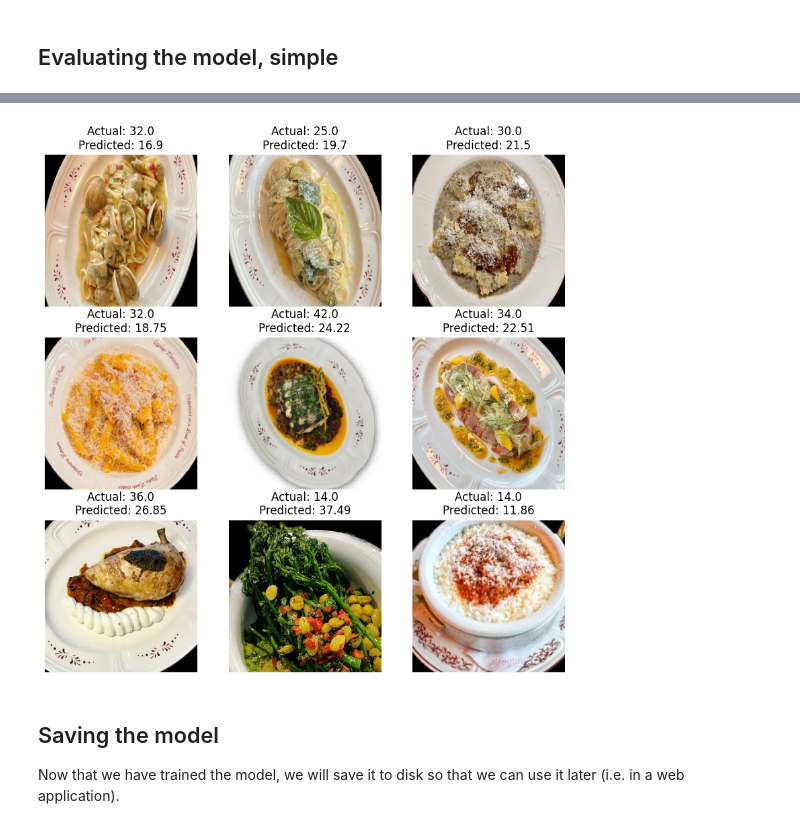
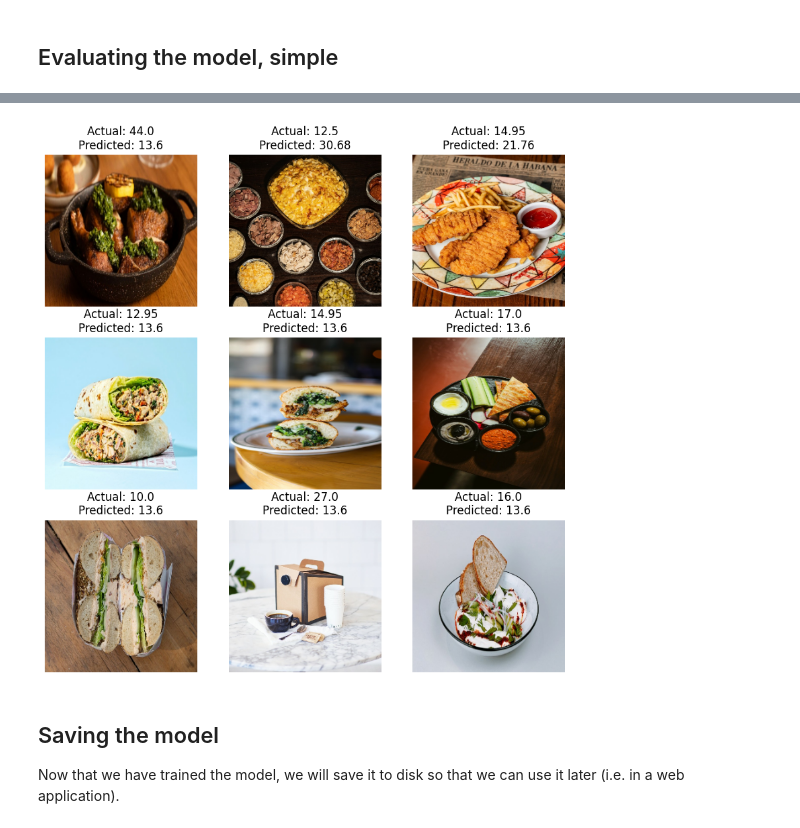
Before and after one commit to GW-Neural-Networks-Eatable/Neural-Networks-Final-Project, a Jupyter notebook: model_reg.ipynb, the cells around one changed output, grey strips where cells are left out. Drawn from its saved outputs; the diff is of its cells as text; code cells hidden in the pictures.

```diff
--- a/model_reg.ipynb
+++ b/model_reg.ipynb
@@ -63,3 +61,7 @@ items
 | 1718 | Images!/3690.jpg | 14.50 |
 | 1719 | Images!/3691.png | 13.95 |
 1719 rows × 2 columns
+# %%
+# Shuffle the data
+items = items.sample(frac=1)
+items
@@ -155,12 +171,12 @@ def price_model(hp):
     x = keras.layers.Dropout(0.2)(x)
 
     hp_dense_1 = hp.Int('dense_1', min_value=60, max_value=256, step=20)
-    hp_dropout_1 = hp.Float('dropout_1', min_value=0.1, max_value=0.3, step=0.1)
+    hp_dropout_1 = hp.Float('dropout_1', min_value=0.1, max_value=0.3, step=0.05)
     x = keras.layers.Dense(hp_dense_1, activation='relu')(x)
     x = keras.layers.Dropout(hp_dropout_1)(x)
 
     hp_dense_2 = hp.Int('dense_2', min_value=60, max_value=256, step=20)
-    hp_dropout_2 = hp.Float('dropout_2', min_value=0.1, max_value=0.3, step=0.1)
+    hp_dropout_2 = hp.Float('dropout_2', min_value=0.1, max_value=0.3, step=0.05)
     x = keras.layers.Dense(hp_dense_2, activation='relu')(x)
     x = keras.layers.Dropout(hp_dropout_2)(x)
 
@@ -230,6 +259,6 @@ Model: "functional_3"
 ### Training the model
 Now that we have the best hyperparameters we can train the model
 # %%
-epochs = 5
+epochs = best_hps.values['tuner/epochs']
 model.fit(train_ds, epochs=epochs, validation_data=validation_ds)
 # %% [output]
@@ -249,6 +291,6 @@ Epoch 5/5
 # %%
 plt.figure(figsize=(10, 10))
-for ix, (images, labels) in enumerate(train_ds.take(1)):
+for ix, (images, labels) in enumerate(test_ds.take(1)):
     model_preds = model.predict(images)
     model_labels = np.where(model_preds>0, model_preds, 0)
     for iy in range(9):
@@ -262,4 +304,4 @@ for ix, (images, labels) in enumerate(train_ds.take(1)):
-[figure, old version]
+[figure, new version]
 # %% [markdown]
 ## Saving the model
 Now that we have trained the model, we will save it to disk so that we can use it later (i.e. in a web application).
```
Also changed, not shown: parts of 10 cells of this notebook, 2 other files.
